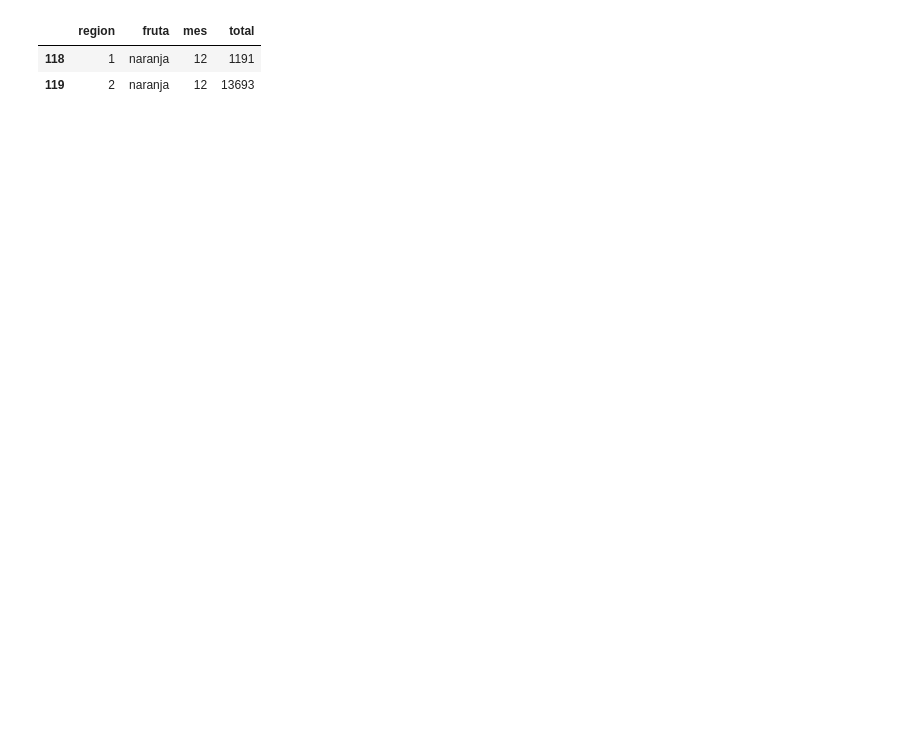
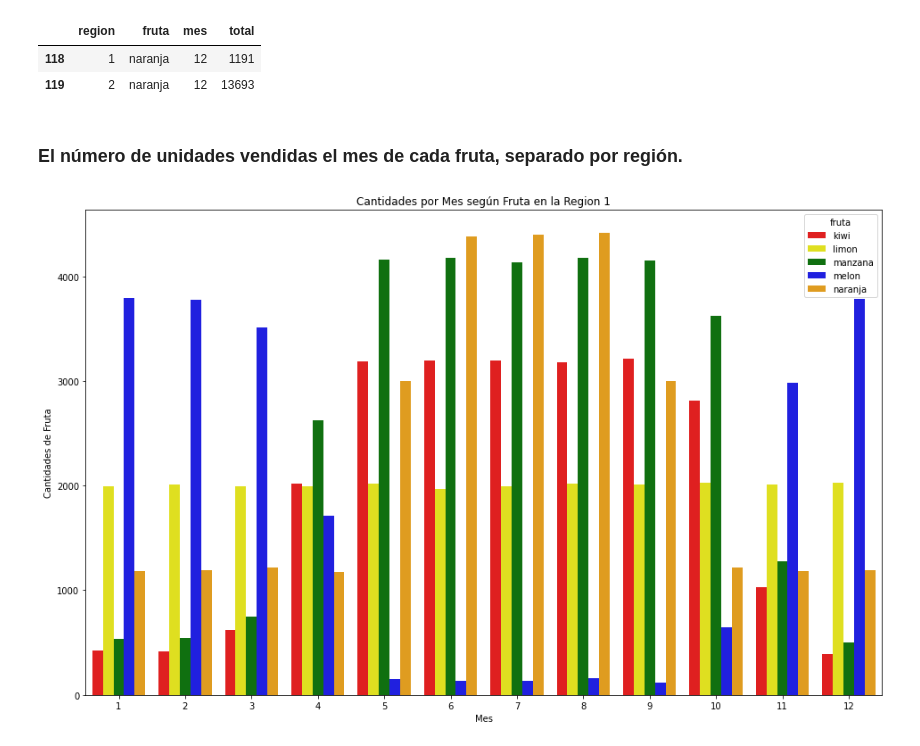
Before and after one commit to Benjaminsantander/datos_masivos, a Jupyter notebook: Tarea 1/Graficas.ipynb, the cells around one changed output. Cells and saved outputs as stored; diff of their text form; code cells hidden in the pictures; blank space fills up the shorter version.

```diff
--- a/Tarea 1/Graficas.ipynb
+++ b/Tarea 1/Graficas.ipynb
@@ -14,3 +16,5 @@ cantidades_mes[(cantidades_mes["fruta"] == "naranja") & (cantidades_mes["mes"] =
 |  | region | fruta | mes | total |
 | 118 | 1 | naranja | 12 | 1191 |
 | 119 | 2 | naranja | 12 | 13693 |
+# %% [markdown]
+### El número de unidades vendidas el mes de cada fruta, separado por región.
@@ -16,0 +29,20 @@ cantidades_mes[(cantidades_mes["fruta"] == "naranja") & (cantidades_mes["mes"] =
+# %%
+reg1 = cantidades_mes[cantidades_mes["region"] == 1]
+reg2 = cantidades_mes[cantidades_mes["region"] == 2]
+# %%
+fig, ax = plt.subplots(figsize=(16, 10))
+
+g = sns.barplot(
+    data=reg1,
+    x="mes", y="total", hue="fruta",
+    ax = ax, palette=colores_frutas
+)
+
+plt.title("Cantidades por Mes según Fruta en la Region 1")
+plt.ylabel("Cantidades de Fruta")
+plt.xlabel("Mes")
+
+
+plt.show()
+# %% [output]
+[figure, added]
```
Also changed, not shown: parts of 23 cells of this notebook.
